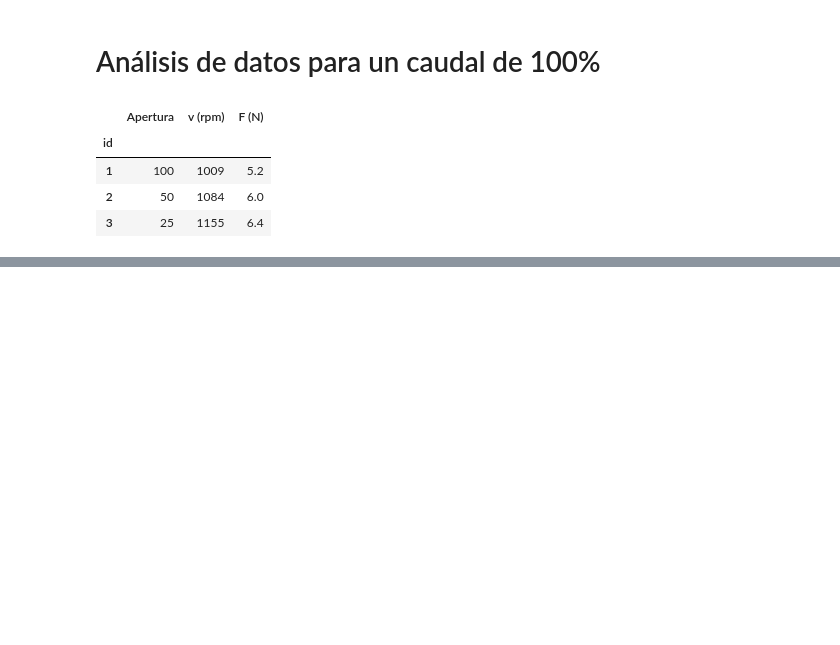
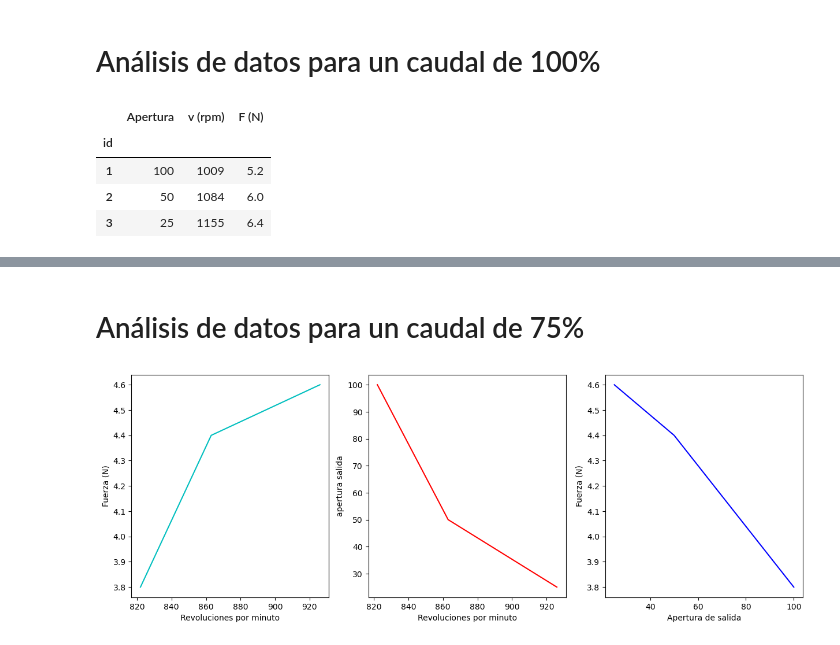
Before and after one commit to HiramTorres/Reports_Lab, a Jupyter notebook: Hidraulica/Turbina Francis/Analisis.ipynb, the cells around one changed output, grey strips where cells are left out. Drawn from its saved outputs; the diff is of its cells as text; code cells hidden in the pictures; blank space fills up the shorter version.

```diff
--- a/Hidraulica/Turbina Francis/Analisis.ipynb
+++ b/Hidraulica/Turbina Francis/Analisis.ipynb
@@ -40,0 +53,25 @@ Name: F (N), dtype: float64
+# %% [markdown]
+# Análisis de datos para un caudal de 75%
+# %%
+A_out75 = data75['Apertura']
+Rev75 = data75['v (rpm)']
+Force75  = data75['F (N)']
+
+fig, ax = plt.subplots(1,3, figsize=(15,5))
+
+ax[0].plot(Rev75, Force75, color = 'c')
+ax[0].set_xlabel('Revoluciones por minuto')
+ax[0].set_ylabel('Fuerza (N)')
+
+ax[1].plot(Rev75, A_out75, color = 'r')
+ax[1].set_xlabel('Revoluciones por minuto')
+ax[1].set_ylabel('apertura salida')
+
+ax[2].plot(A_out75,Force75, color = 'b')
+ax[2].set_xlabel('Apertura de salida')
+ax[2].set_ylabel('Fuerza (N)')
+
+
+plt.show()
+# %% [output]
+[figure, added]
```
Also changed, not shown: parts of 5 cells of this notebook.
